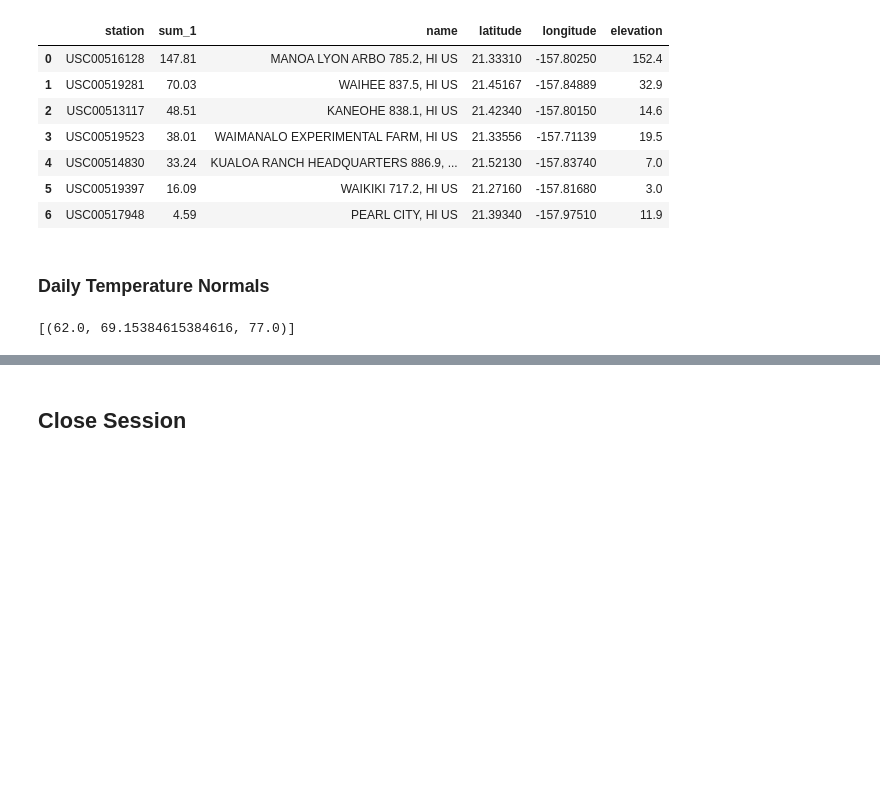
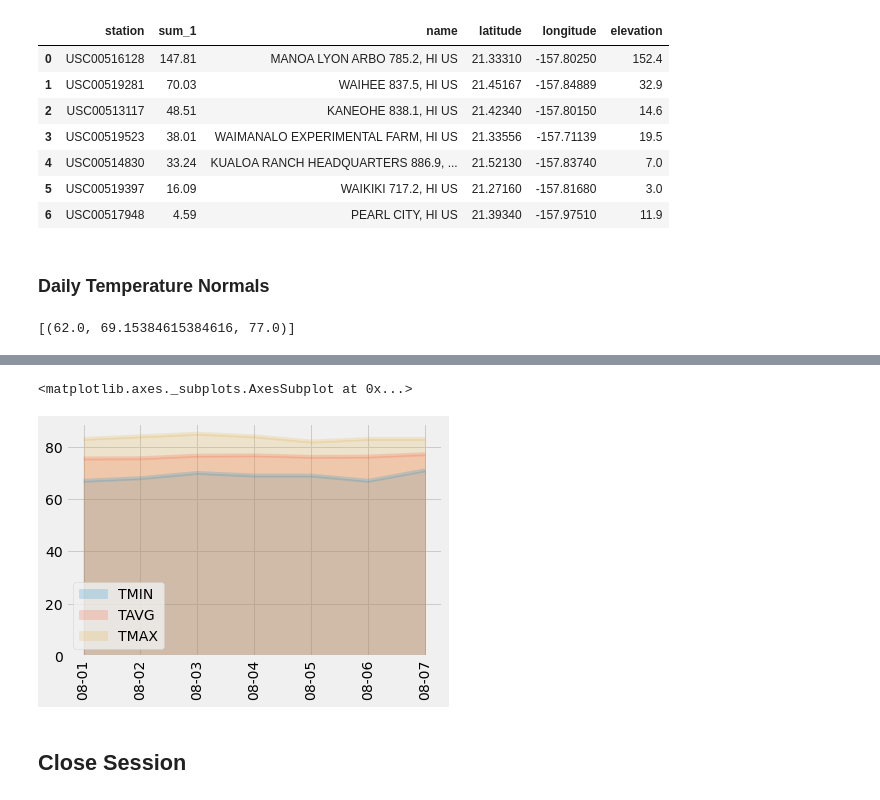
Before and after one commit to SrideviMadduri/Climate_Analysis_Exploration_sqlAlchemy, a Jupyter notebook: solved/temp_analysis_bonus_2_starter.ipynb, the cells around one changed output, grey strips where cells are left out. Cells and saved outputs as stored; diff of their text form; code cells hidden in the pictures; blank space fills up the shorter version.

```diff
--- a/solved/temp_analysis_bonus_2_starter.ipynb
+++ b/solved/temp_analysis_bonus_2_starter.ipynb
@@ -164,8 +173,8 @@ start_date = '2017-08-01'
 end_date = '2017-08-07'
 
 # Use the start and end date to create a range of dates
-
-
+all_dates = [ d.strftime("%m-%d") for d in pd.date_range(start_date,end_date)]
+all_dates
 # Strip off the year and save a list of strings in the format %m-%d
 
 
@@ -173,0 +185,8 @@ end_date = '2017-08-07'
+# %%
+normals=[]
+for d in pd.date_range(start_date,end_date):
+   # print( d.strftime("%m-%d"))
+    test=daily_normals(d.strftime("%m-%d"))
+#     print(test[0])
+    normals.append(test[0])
+print(normals)
@@ -174,2 +199,5 @@ end_date = '2017-08-07'
 # %%
 # Load the previous query results into a Pandas DataFrame and add the `trip_dates` range as the `date` index
+#pd.DataFrame(normals,index=pd.date_range(start_date,end_date))
+df_normals=pd.DataFrame(normals,columns=["TMIN", "TAVG", "TMAX"],index=all_dates)
+df_normals
@@ -176,4 +213,8 @@ end_date = '2017-08-07'
 # %%
 # Plot the daily normals as an area plot with `stacked=False`
+df_normals.plot(kind="area",stacked=False,alpha=0.2,rot=90)
+# %% [output]
+<matplotlib.axes._subplots.AxesSubplot at 0x...>
+[figure, added]
 # %% [markdown]
 ## Close Session
```
Also changed, not shown: parts of 6 cells of this notebook.
